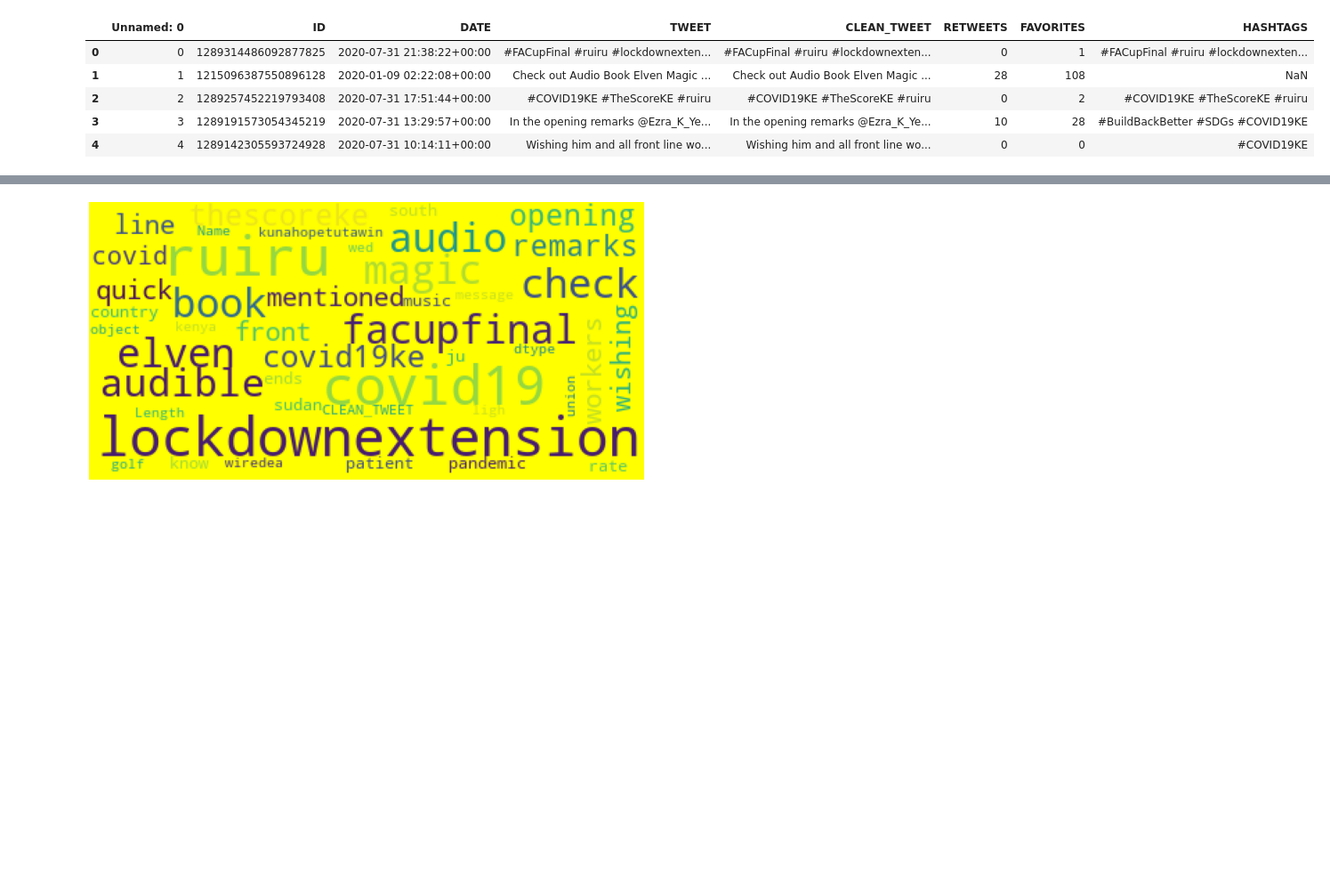
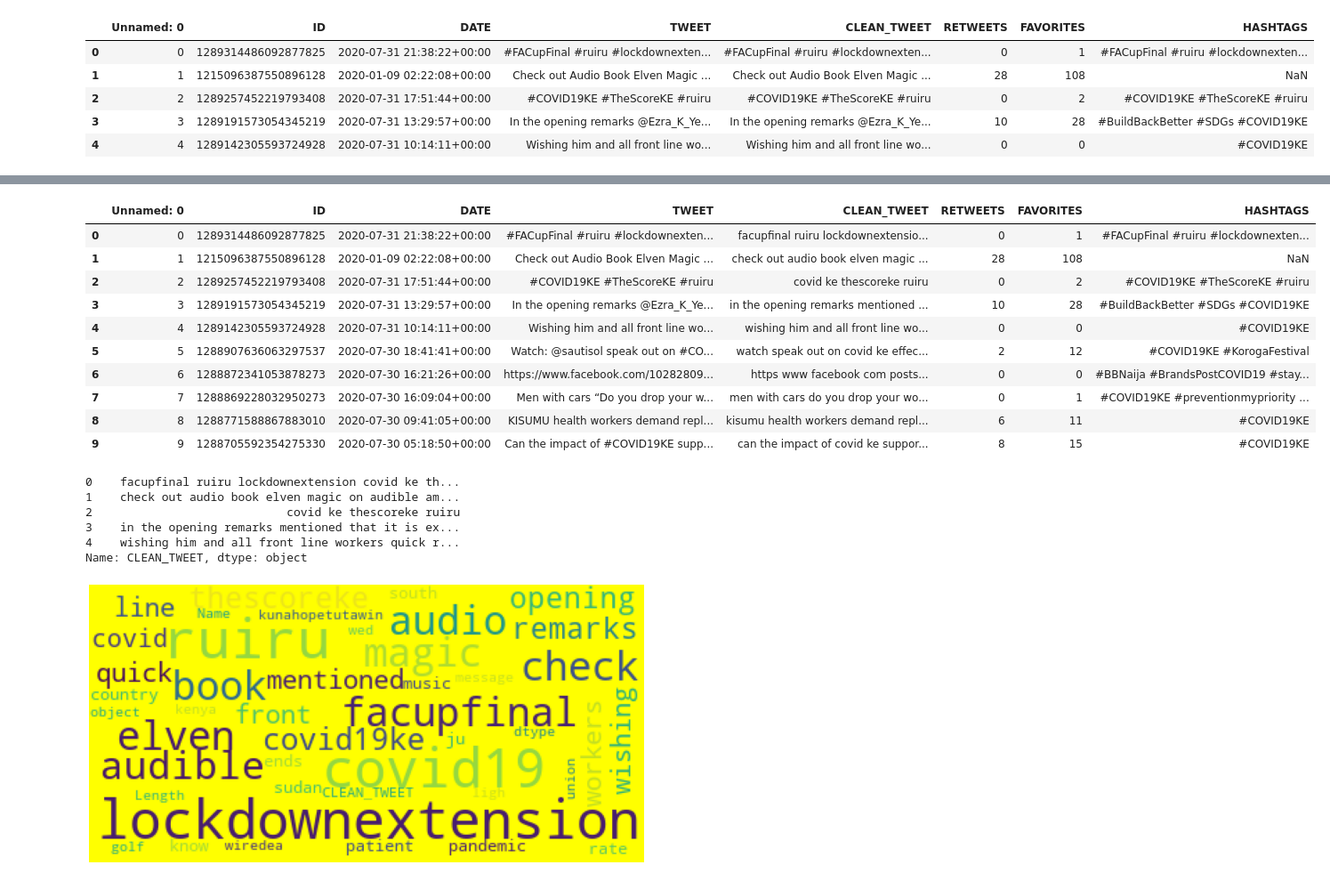
Before and after one commit to Grivine-19/Coronavirus-Sentiment-Analysis-Kenya, a Jupyter notebook: Coronavirus_EDA_Kenya.ipynb, the cells around one changed output, grey strips where cells are left out. Shown at 89% size. Drawn from its saved outputs; the diff is of its cells as text; code cells hidden in the pictures; blank space fills up the shorter version.

Commit message:
Removed all words whose length is less than one(1)

```diff
--- a/Coronavirus_EDA_Kenya.ipynb
+++ b/Coronavirus_EDA_Kenya.ipynb
@@ -200,3 +200,9 @@ new_df.head(10)
 | 7 | 7 | 1288869228032950273 | 2020-07-30 16:09:04+00:00 | Men with cars “Do you drop your w... | men with cars “do you drop your w... | 0 | 1 | #COVID19KE #preventionmypriority ... |
 | 8 | 8 | 1288771588867883010 | 2020-07-30 09:41:05+00:00 | KISUMU health workers demand repl... | kisumu health workers demand repl... | 6 | 11 | #COVID19KE |
 | 9 | 9 | 1288705592354275330 | 2020-07-30 05:18:50+00:00 | Can the impact of #COVID19KE supp... | can the impact of #covid19ke supp... | 8 | 15 | #COVID19KE |
+# %%
+#Replacing punctuation with space
+
+new_df['CLEAN_TWEET'] = new_df['CLEAN_TWEET'].apply(lambda x: re.sub(r'[^\w\s]',' ',x))
+
+new_df.head(10)
@@ -202,0 +221,6 @@ new_df.head(10)
+# %%
+#Replacing special characters with space
+
+new_df['CLEAN_TWEET'] = new_df['CLEAN_TWEET'].apply(lambda x: re.sub(r'[^a-zA-Z0-9]',' ',x))
+
+new_df.head(10)
@@ -203,3 +239,33 @@ new_df.head(10)
+# %%
+#Replacing Numbers(Integers) with space
+
+new_df['CLEAN_TWEET'] = new_df['CLEAN_TWEET'].apply(lambda x: re.sub(r'[^a-zA-Z]',' ',x))
+
+new_df.head(10)
+# %% [output]
+|  | Unnamed: 0 | ID | DATE | TWEET | CLEAN_TWEET | RETWEETS | FAVORITES | HASHTAGS |
+| 0 | 0 | 1289314486092877825 | 2020-07-31 21:38:22+00:00 | #FACupFinal #ruiru #lockdownexten... | facupfinal ruiru lockdownextensio... | 0 | 1 | #FACupFinal #ruiru #lockdownexten... |
+| 1 | 1 | 1215096387550896128 | 2020-01-09 02:22:08+00:00 | Check out Audio Book Elven Magic ... | check out audio book elven magic ... | 28 | 108 | NaN |
+| 2 | 2 | 1289257452219793408 | 2020-07-31 17:51:44+00:00 | #COVID19KE #TheScoreKE #ruiru | covid ke thescoreke ruiru | 0 | 2 | #COVID19KE #TheScoreKE #ruiru |
+| 3 | 3 | 1289191573054345219 | 2020-07-31 13:29:57+00:00 | In the opening remarks @Ezra_K_Ye... | in the opening remarks mentioned ... | 10 | 28 | #BuildBackBetter #SDGs #COVID19KE |
+| 4 | 4 | 1289142305593724928 | 2020-07-31 10:14:11+00:00 | Wishing him and all front line wo... | wishing him and all front line wo... | 0 | 0 | #COVID19KE |
+| 5 | 5 | 1288907636063297537 | 2020-07-30 18:41:41+00:00 | Watch: @sautisol speak out on #CO... | watch speak out on covid ke effec... | 2 | 12 | #COVID19KE #KorogaFestival |
+| 6 | 6 | 1288872341053878273 | 2020-07-30 16:21:26+00:00 | https://www.facebook.com/10282809... | https www facebook com posts... | 0 | 0 | #BBNaija #BrandsPostCOVID19 #stay... |
+| 7 | 7 | 1288869228032950273 | 2020-07-30 16:09:04+00:00 | Men with cars “Do you drop your w... | men with cars do you drop your wo... | 0 | 1 | #COVID19KE #preventionmypriority ... |
+| 8 | 8 | 1288771588867883010 | 2020-07-30 09:41:05+00:00 | KISUMU health workers demand repl... | kisumu health workers demand repl... | 6 | 11 | #COVID19KE |
+| 9 | 9 | 1288705592354275330 | 2020-07-30 05:18:50+00:00 | Can the impact of #COVID19KE supp... | can the impact of covid ke suppor... | 8 | 15 | #COVID19KE |
+# %%
+#Removing words whose length is less than 1
+
+new_df['CLEAN_TWEET'] = new_df['CLEAN_TWEET'].apply(lambda x: ' '.join([w for w in x.split() if len(w)>1]))
+new_df['CLEAN_TWEET'][0:5]
+# %% [output]
+0    facupfinal ruiru lockdownextension covid ke th...
+1    check out audio book elven magic on audible am...
+2                            covid ke thescoreke ruiru
+3    in the opening remarks mentioned that it is ex...
+4    wishing him and all front line workers quick r...
+Name: CLEAN_TWEET, dtype: object
 # %%
 #Word Cloud
 
```
Also changed, not shown: parts of 2 cells of this notebook.
